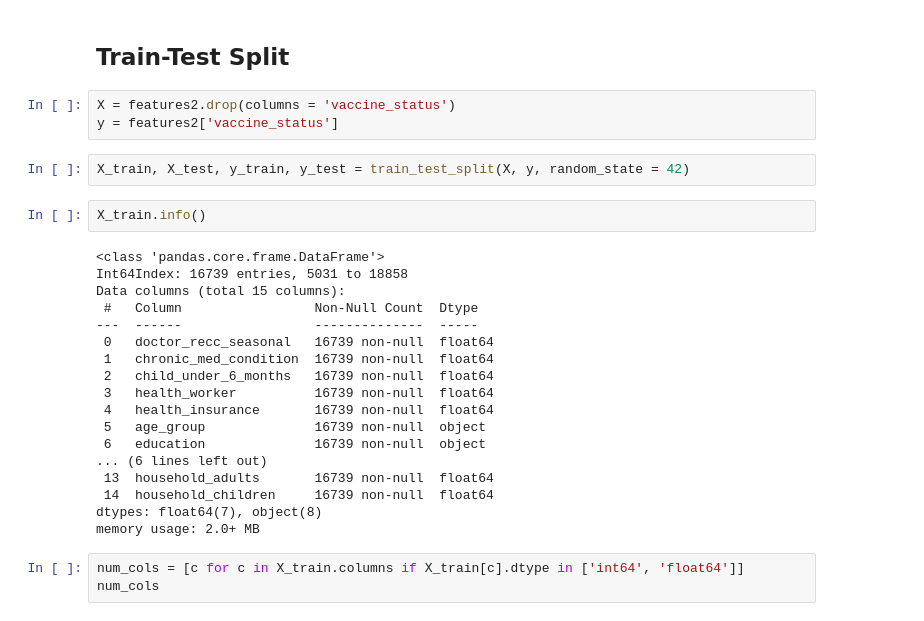
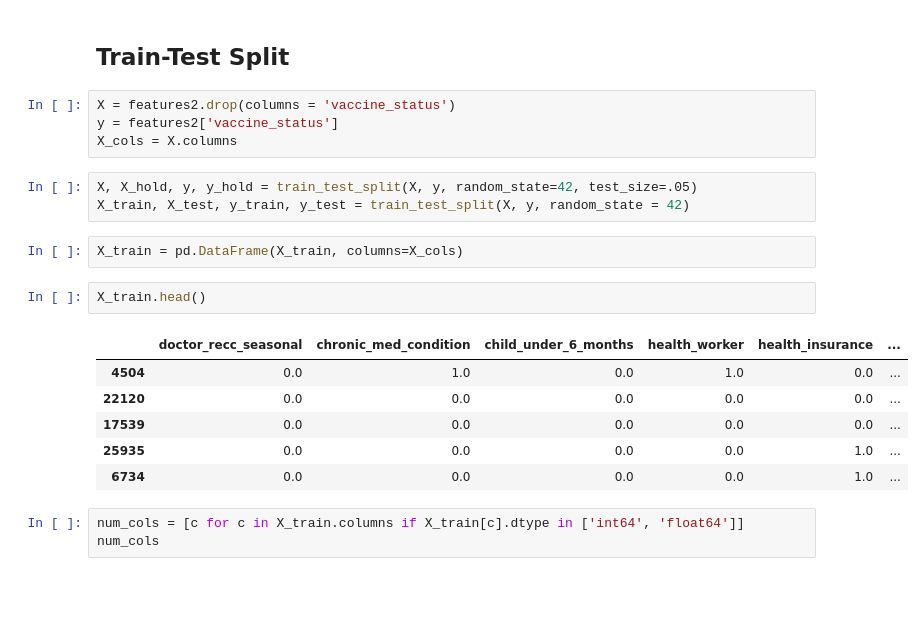
Before and after one commit to elingles1/Vaccine_Project, a Jupyter notebook: eli_notebook1.ipynb, the cells around one changed output. Saved outputs shown, nothing was run; the diff lists cells and outputs as text; blank space fills up the shorter version.

```diff
--- a/eli_notebook1.ipynb
+++ b/eli_notebook1.ipynb
@@ -198,28 +198,21 @@ memory usage: 2.9+ MB
 # %%
 X = features2.drop(columns = 'vaccine_status')
 y = features2['vaccine_status']
+X_cols = X.columns
 # %%
+X, X_hold, y, y_hold = train_test_split(X, y, random_state=42, test_size=.05)
 X_train, X_test, y_train, y_test = train_test_split(X, y, random_state = 42)
+# %%
+X_train = pd.DataFrame(X_train, columns=X_cols)
 # %%
-X_train.info()
+X_train.head()
 # %% [output]
-<class 'pandas.core.frame.DataFrame'>
-Int64Index: 16739 entries, 5031 to 18858
-Data columns (total 15 columns):
- #   Column                 Non-Null Count  Dtype
----  ------                 --------------  -----
- 0   doctor_recc_seasonal   16739 non-null  float64
- 1   chronic_med_condition  16739 non-null  float64
- 2   child_under_6_months   16739 non-null  float64
- 3   health_worker          16739 non-null  float64
- 4   health_insurance       16739 non-null  float64
- 5   age_group              16739 non-null  object
- 6   education              16739 non-null  object
-... (6 lines left out)
- 13  household_adults       16739 non-null  float64
- 14  household_children     16739 non-null  float64
-dtypes: float64(7), object(8)
-memory usage: 2.0+ MB
+|  | doctor_recc_seasonal | chronic_med_condition | child_under_6_months | health_worker | health_insurance | ... |
+| 4504 | 0.0 | 1.0 | 0.0 | 1.0 | 0.0 | ... |
+| 22120 | 0.0 | 0.0 | 0.0 | 0.0 | 0.0 | ... |
+| 17539 | 0.0 | 0.0 | 0.0 | 0.0 | 0.0 | ... |
+| 25935 | 0.0 | 0.0 | 0.0 | 0.0 | 1.0 | ... |
+| 6734 | 0.0 | 0.0 | 0.0 | 0.0 | 1.0 | ... |
 # %%
 num_cols = [c for c in X_train.columns if X_train[c].dtype in ['int64', 'float64']]
 num_cols
```
Also changed, not shown: parts of 30 cells of this notebook.
